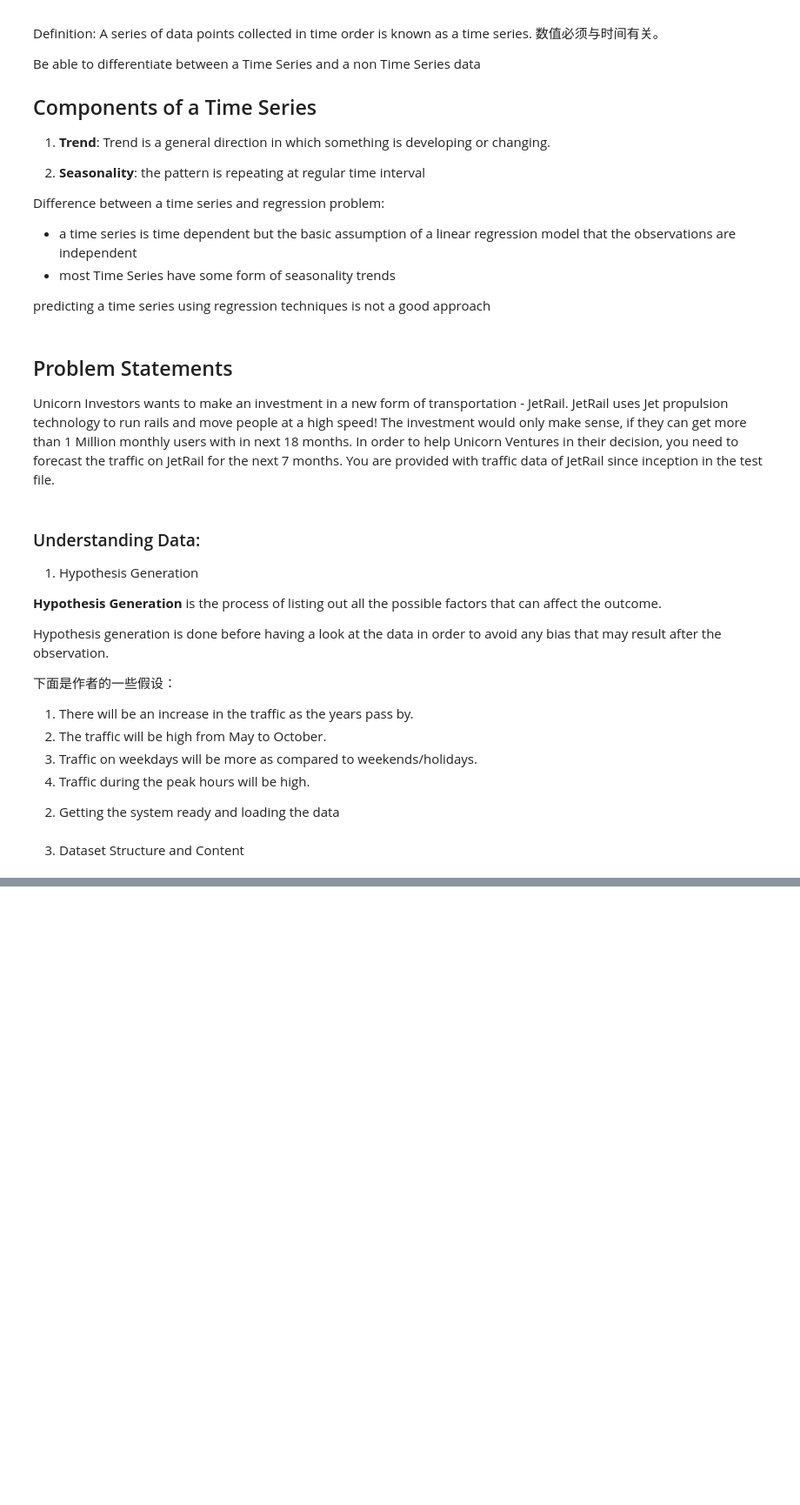
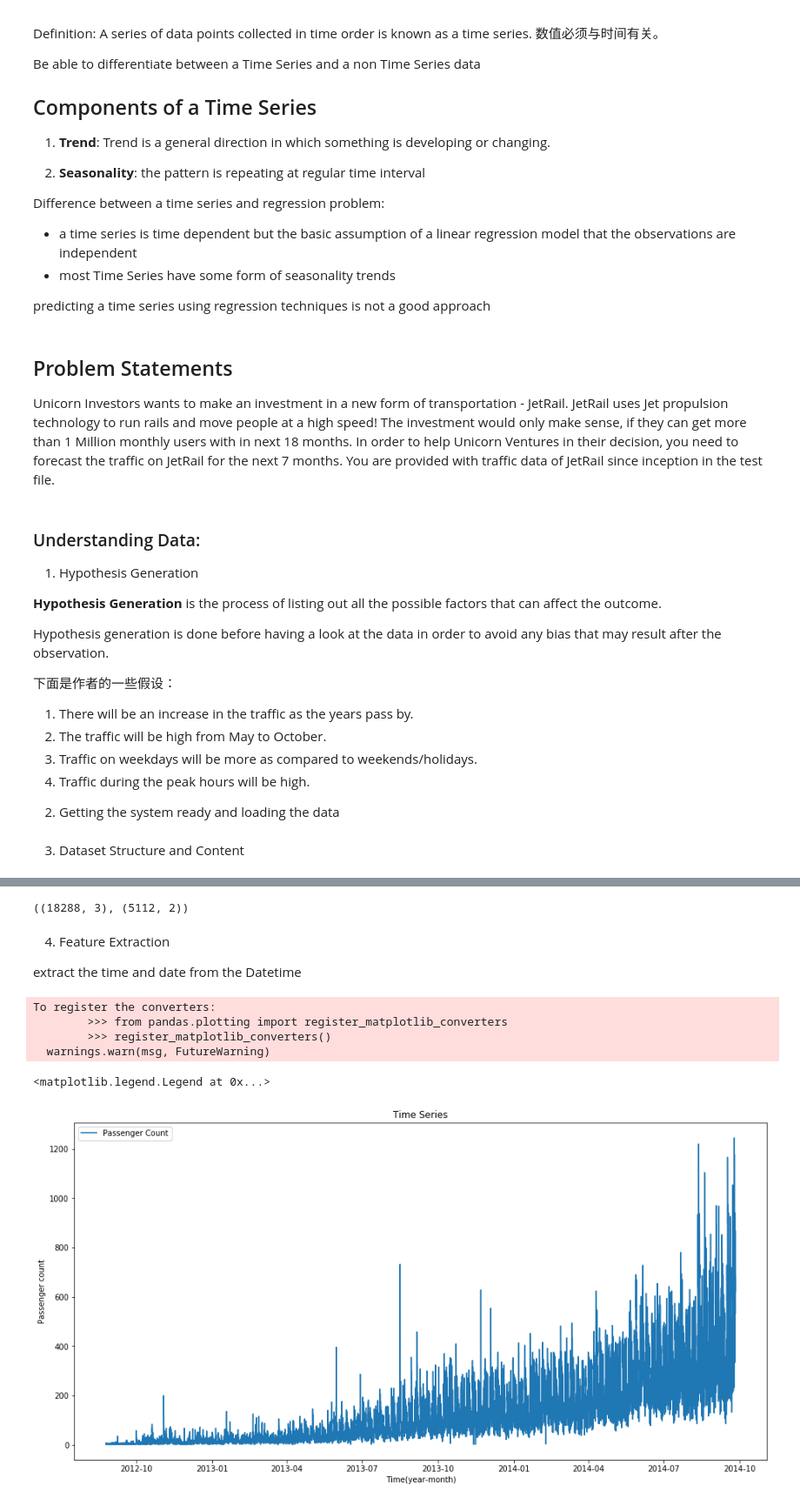
Before and after one commit to KunXie/myColab, a Jupyter notebook: Time_Series_notes.ipynb, the cells around one changed output, grey strips where cells are left out. Shown: that part at 87% size. Cells and saved outputs as stored; diff of their text form; code cells hidden in the pictures; blank space fills up the shorter version.

```diff
--- a/Time_Series_notes.ipynb
+++ b/Time_Series_notes.ipynb
@@ -75,0 +85,57 @@ NameError: ignored
+# %%
+train.shape, test.shape
+# %% [output]
+((18288, 3), (5112, 2))
+# %% [markdown]
+4) Feature Extraction
+
+extract the time and date from the Datetime
+# %%
+train['Datetime'] = pd.to_datetime(train.Datetime,format='%d-%m-%Y %H:%M')
+test['Datetime'] = pd.to_datetime(test.Datetime,format='%d-%m-%Y %H:%M')
+
+test_original['Datetime'] = pd.to_datetime(test_original.Datetime, format='%d-%m-%Y %H:%M')
+train_original['Datetime'] = pd.to_datetime(train_original.Datetime, format='%d-%m-%Y %H:%M')
+# %%
+# 这里可以用XXX库
+# some hypothesis for the effect of hour, day, month and year on the passenger count. so extract them
+for i in (train, test, test_original, train_original):
+    i['year']=i.Datetime.dt.year
+    i['month']=i.Datetime.dt.month
+    i['day']=i.Datetime.dt.day
+    i['Hour']=i.Datetime.dt.hour
+
+# assign 1 if the day of week is a weekend and 0 if the day of week in not a weekend.
+def applyer(row):
+    if row.dayofweek == 5 or row.dayofweek == 6:
+        return 1
+    else:
+        return 0
+
+train['day of week'] = train['Datetime'].dt.dayofweek
+temp = train['Datetime']
+
+temp2 = train['Datetime'].apply(applyer)
+train['weekend']=temp2
+# %%
+# look at the time series
+
+# indexing the Datetime to get the time period on the x-axis.
+train.index = train['Datetime']
+# drop ID variable to get only the Datetime on x-axis.
+# df = train.drop('ID',1) # 我感觉这里没有什么卵用呢
+
+ts = train['Count']
+plt.figure(figsize=(16,8))
+plt.plot(ts, label='Passenger Count')
+plt.title('Time Series')
+plt.xlabel("Time(year-month)")
+plt.ylabel("Passenger count")
+plt.legend(loc='best')
+# %% [output]
+To register the converters:
+        >>> from pandas.plotting import register_matplotlib_converters
+        >>> register_matplotlib_converters()
+  warnings.warn(msg, FutureWarning)
+<matplotlib.legend.Legend at 0x...>
+[figure, added]
```
Also changed, not shown: parts of 19 cells of this notebook.
